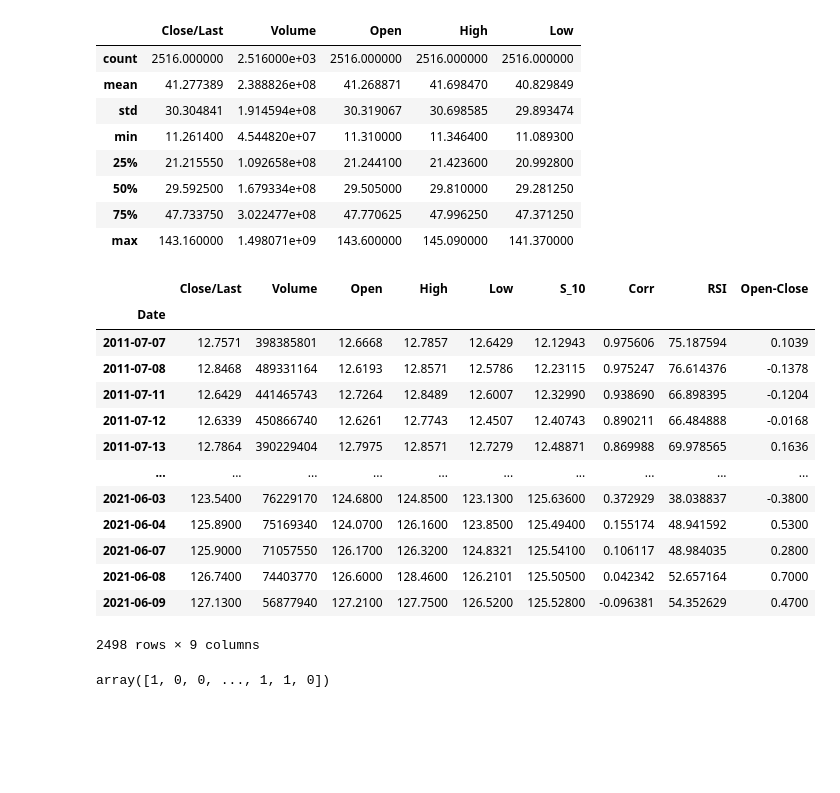
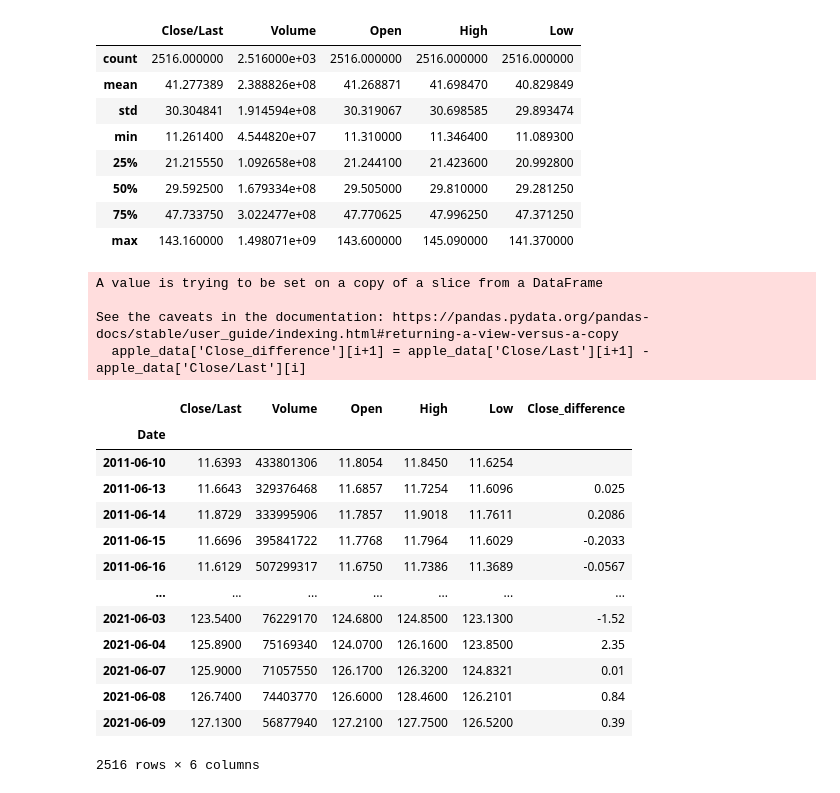
Before and after one commit to sidn19/Stock-price-prediction, a Jupyter notebook: Logistic_Regression.ipynb, the cells around one changed output. Drawn from its saved outputs; the diff is of its cells as text; code cells hidden in the pictures; blank space fills up the shorter version.

```diff
--- a/Logistic_Regression.ipynb
+++ b/Logistic_Regression.ipynb
@@ -59,22 +49,0 @@ X = apple_data.iloc[:,:9]
-# %%
-X
-# %% [output]
-|  | Close/Last | Volume | Open | High | Low | S_10 | Corr | RSI | Open-Close |
-| Date |  |  |  |  |  |  |  |  |  |
-| 2011-07-07 | 12.7571 | 398385801 | 12.6668 | 12.7857 | 12.6429 | 12.12943 | 0.975606 | 75.187594 | 0.1039 |
-| 2011-07-08 | 12.8468 | 489331164 | 12.6193 | 12.8571 | 12.5786 | 12.23115 | 0.975247 | 76.614376 | -0.1378 |
-| 2011-07-11 | 12.6429 | 441465743 | 12.7264 | 12.8489 | 12.6007 | 12.32990 | 0.938690 | 66.898395 | -0.1204 |
-| 2011-07-12 | 12.6339 | 450866740 | 12.6261 | 12.7743 | 12.4507 | 12.40743 | 0.890211 | 66.484888 | -0.0168 |
-| 2011-07-13 | 12.7864 | 390229404 | 12.7975 | 12.8571 | 12.7279 | 12.48871 | 0.869988 | 69.978565 | 0.1636 |
-| ... | ... | ... | ... | ... | ... | ... | ... | ... | ... |
-| 2021-06-03 | 123.5400 | 76229170 | 124.6800 | 124.8500 | 123.1300 | 125.63600 | 0.372929 | 38.038837 | -0.3800 |
-| 2021-06-04 | 125.8900 | 75169340 | 124.0700 | 126.1600 | 123.8500 | 125.49400 | 0.155174 | 48.941592 | 0.5300 |
-| 2021-06-07 | 125.9000 | 71057550 | 126.1700 | 126.3200 | 124.8321 | 125.54100 | 0.106117 | 48.984035 | 0.2800 |
-| 2021-06-08 | 126.7400 | 74403770 | 126.6000 | 128.4600 | 126.2101 | 125.50500 | 0.042342 | 52.657164 | 0.7000 |
-| 2021-06-09 | 127.1300 | 56877940 | 127.2100 | 127.7500 | 126.5200 | 125.52800 | -0.096381 | 54.352629 | 0.4700 |
-2498 rows × 9 columns
-# %%
-Y = np.where(apple_data['Close/Last'].shift(-1) > apple_data['Close/Last'],1,0)
-Y
-# %% [output]
-array([1, 0, 0, ..., 1, 1, 0])
@@ -83,0 +50,24 @@ X_train, X_test, Y_train, Y_test = X[:split], X[split:], Y[:split], Y[split:]
+# %%
+apple_data['Close_difference'] = ''
+for i in range(0, len(apple_data) - 1):
+  apple_data['Close_difference'][i+1] = apple_data['Close/Last'][i+1] - apple_data['Close/Last'][i]
+apple_data
+# %% [output]
+A value is trying to be set on a copy of a slice from a DataFrame
+
+See the caveats in the documentation: https://pandas.pydata.org/pandas-docs/stable/user_guide/indexing.html#returning-a-view-versus-a-copy
+  apple_data['Close_difference'][i+1] = apple_data['Close/Last'][i+1] - apple_data['Close/Last'][i]
+|  | Close/Last | Volume | Open | High | Low | Close_difference |
+| Date |  |  |  |  |  |  |
+| 2011-06-10 | 11.6393 | 433801306 | 11.8054 | 11.8450 | 11.6254 |  |
+| 2011-06-13 | 11.6643 | 329376468 | 11.6857 | 11.7254 | 11.6096 | 0.025 |
+| 2011-06-14 | 11.8729 | 333995906 | 11.7857 | 11.9018 | 11.7611 | 0.2086 |
+| 2011-06-15 | 11.6696 | 395841722 | 11.7768 | 11.7964 | 11.6029 | -0.2033 |
+| 2011-06-16 | 11.6129 | 507299317 | 11.6750 | 11.7386 | 11.3689 | -0.0567 |
+| ... | ... | ... | ... | ... | ... | ... |
+| 2021-06-03 | 123.5400 | 76229170 | 124.6800 | 124.8500 | 123.1300 | -1.52 |
+| 2021-06-04 | 125.8900 | 75169340 | 124.0700 | 126.1600 | 123.8500 | 2.35 |
+| 2021-06-07 | 125.9000 | 71057550 | 126.1700 | 126.3200 | 124.8321 | 0.01 |
+| 2021-06-08 | 126.7400 | 74403770 | 126.6000 | 128.4600 | 126.2101 | 0.84 |
+| 2021-06-09 | 127.1300 | 56877940 | 127.2100 | 127.7500 | 126.5200 | 0.39 |
+2516 rows × 6 columns
```
Also changed, not shown: parts of 16 cells of this notebook, 3 other files.
